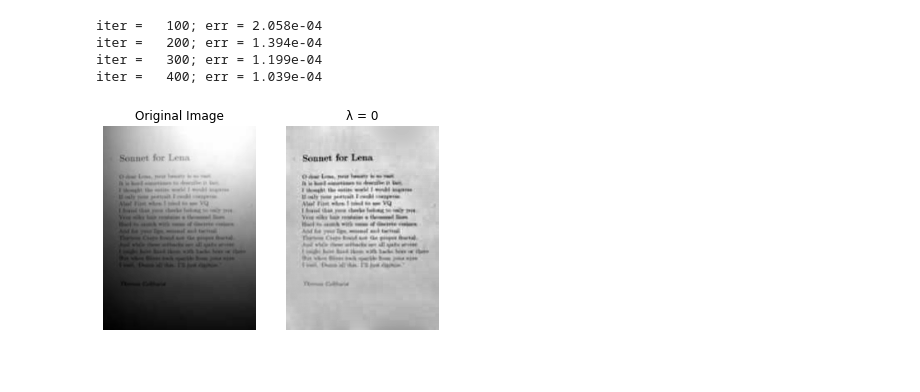
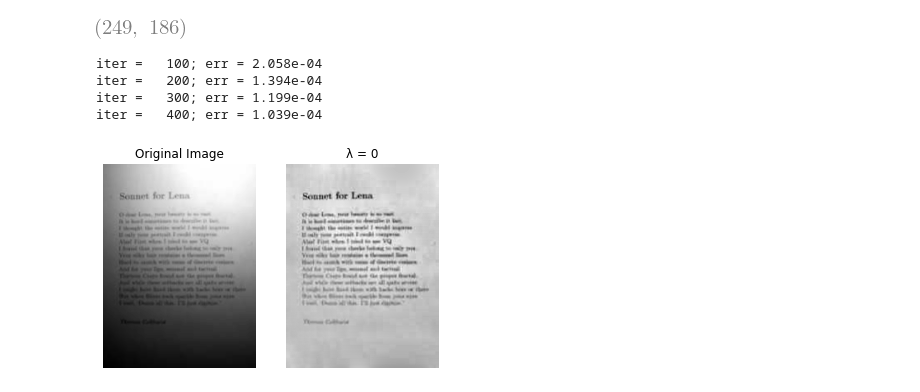
Before and after one commit to nastyabekesheva/ImageContrastEnhancement, a Jupyter notebook: main.ipynb, the cells around one changed output. Cells and saved outputs as stored; diff of their text form; code cells hidden in the pictures; blank space fills up the shorter version.

```diff
--- a/main.ipynb
+++ b/main.ipynb
@@ -19,6 +19,11 @@ f = f.astype(np.float64) / 255
 maxf = np.max(f)
 minf = np.min(f)
 f = (f - minf) / (maxf - minf)
+# %%
+f = cv2.imread("./input/im0.png")
+f[:,:,1].shape
+# %% [output]
+[figure, added]
 # %%
 lambdas = [0, 0.001, 0.005, 0.01, 0.05, 0.1, 0.2, 0.5]
 for lam in lambdas:
```
Also changed, not shown: parts of 3 cells of this notebook, 1 other file.
